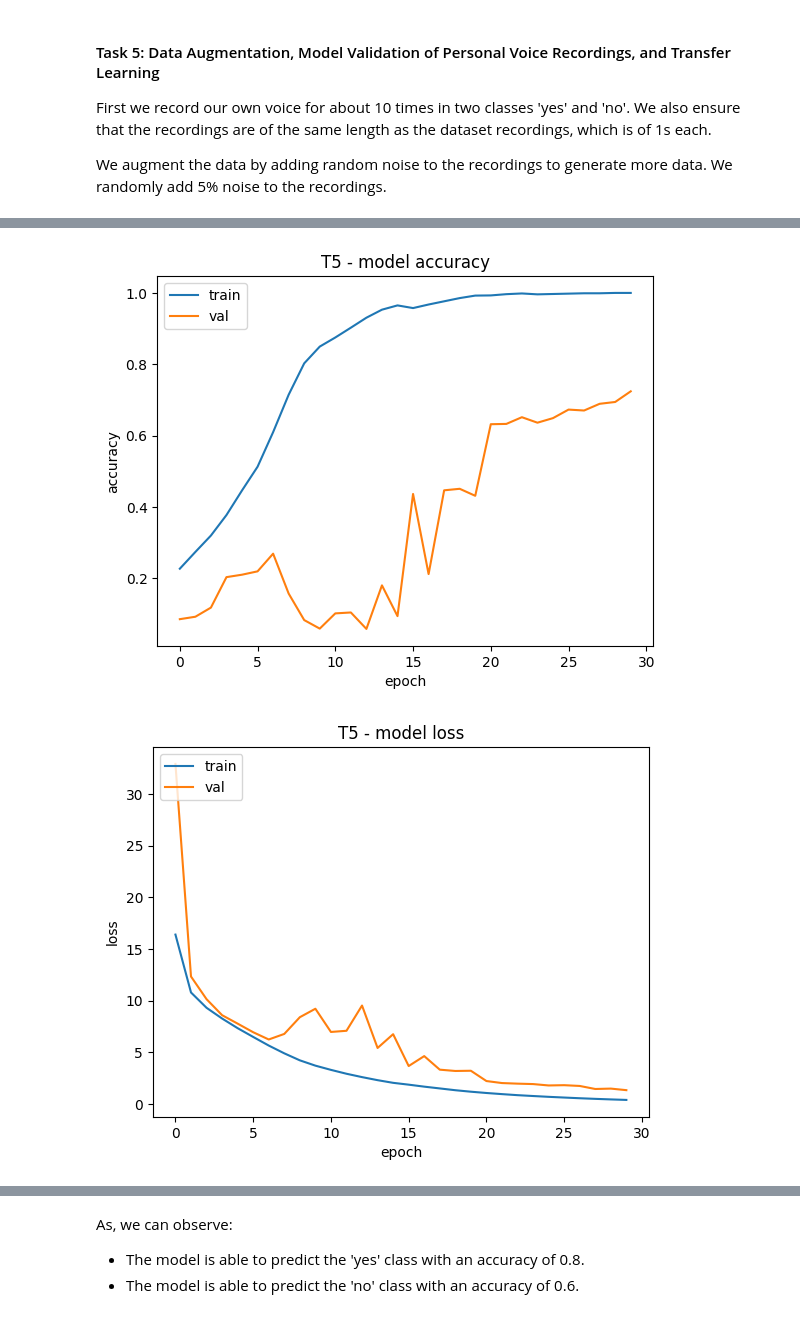
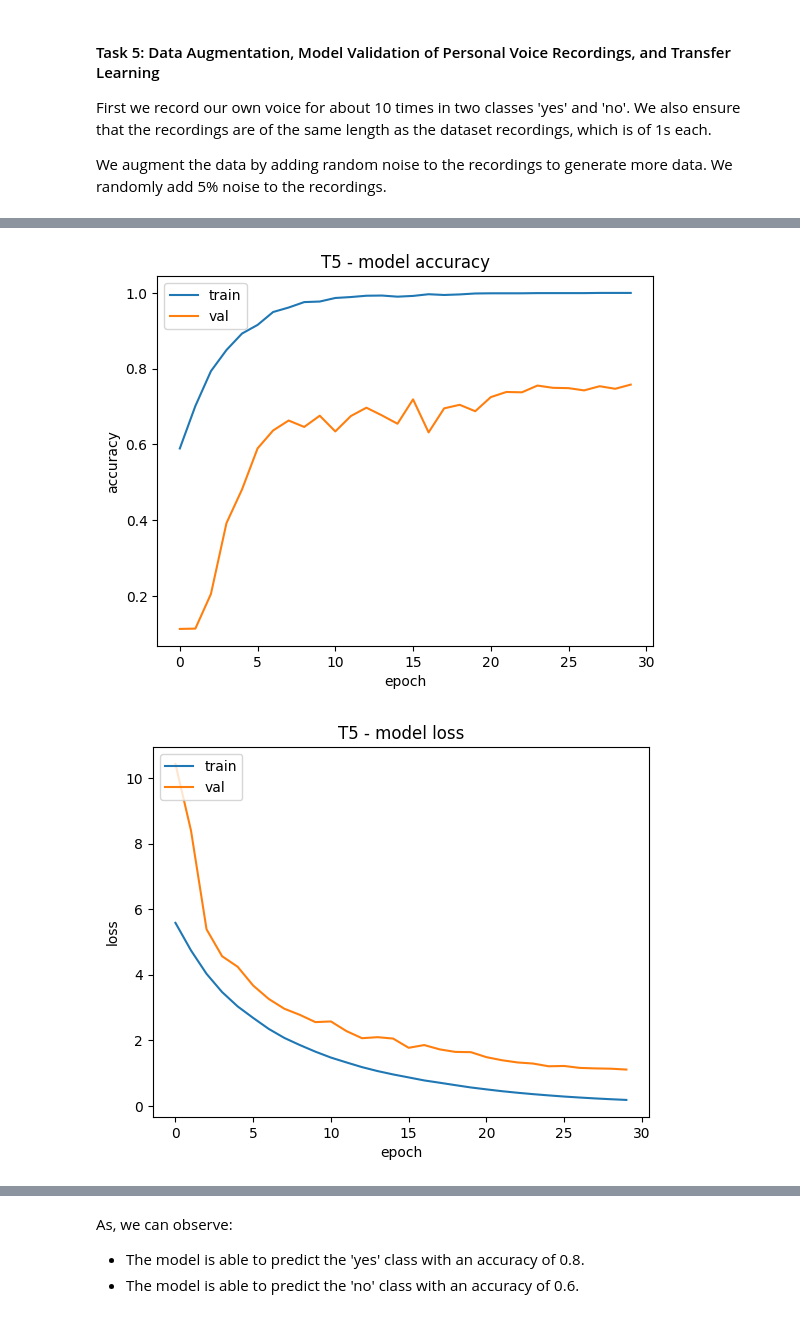
Before and after one commit to UoS-MSc-Robotics/deep_learning_lab, a Jupyter notebook: Project/Leander_ACS61011_Project.ipynb, the cells around one changed output, grey strips where cells are left out. Cells and saved outputs as stored; diff of their text form; code cells hidden in the pictures.

```diff
--- a/Project/Leander_ACS61011_Project.ipynb
+++ b/Project/Leander_ACS61011_Project.ipynb
@@ -593,4 +654,4 @@ First let's analyze the confusion matrix of the model on the personal recordings
 # %%
-task5_model = t1_model(len([2, 3, 4, 5]), [256, 256, 256, 256], passthrough=True)
+task5_model = t1_model(len([2, 3, 4, 5]), [128, 128, 128, 128], passthrough=True)
 task5_model.summary()
 # %% [output]
@@ -646,7 +707,7 @@ plt.figure(figsize=(10, 8))
 sns.heatmap(confusion_mtx, xticklabels=class_labels, yticklabels=class_labels, annot=True, fmt='d')
 plt.xlabel('Prediction')
 plt.ylabel('Label')
-plt.title('T1 - Confusion Matrix')
+plt.title('T5 - Confusion Matrix')
 plt.show()
 # %% [output]
 Epoch 1/30
@@ -669,2 +730,2 @@ Epoch 30/30
-[figure, old version]
+[figure, new version]
-[figure, old version]
+[figure, new version]
```
Also changed, not shown: parts of 35 cells of this notebook, 5 other files.
